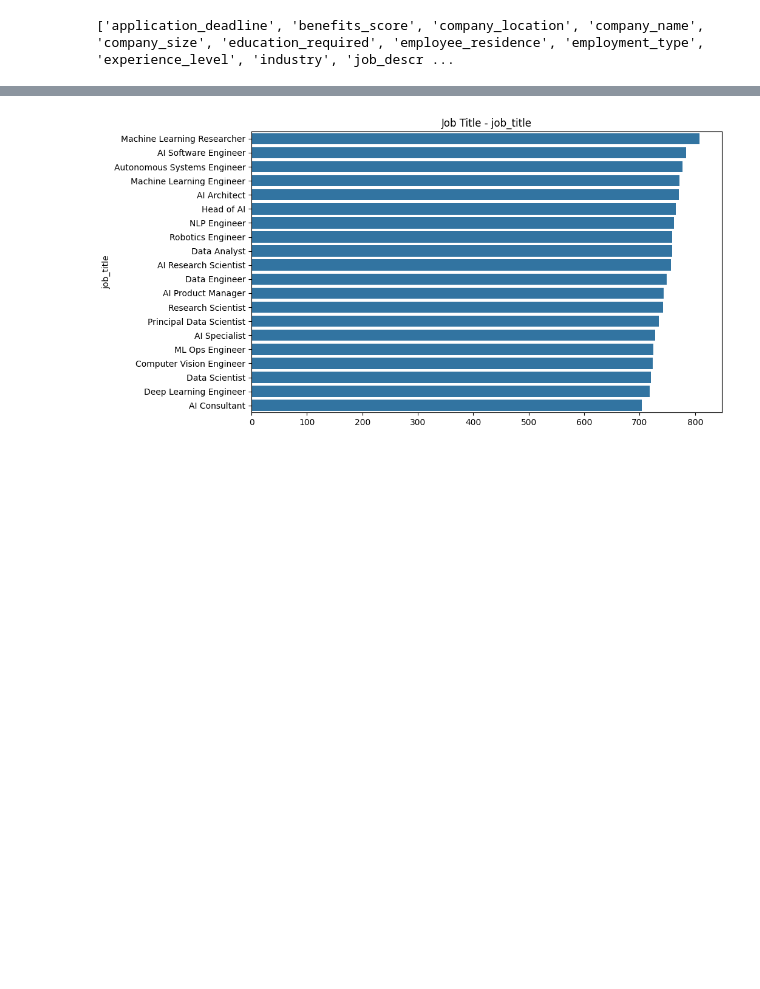
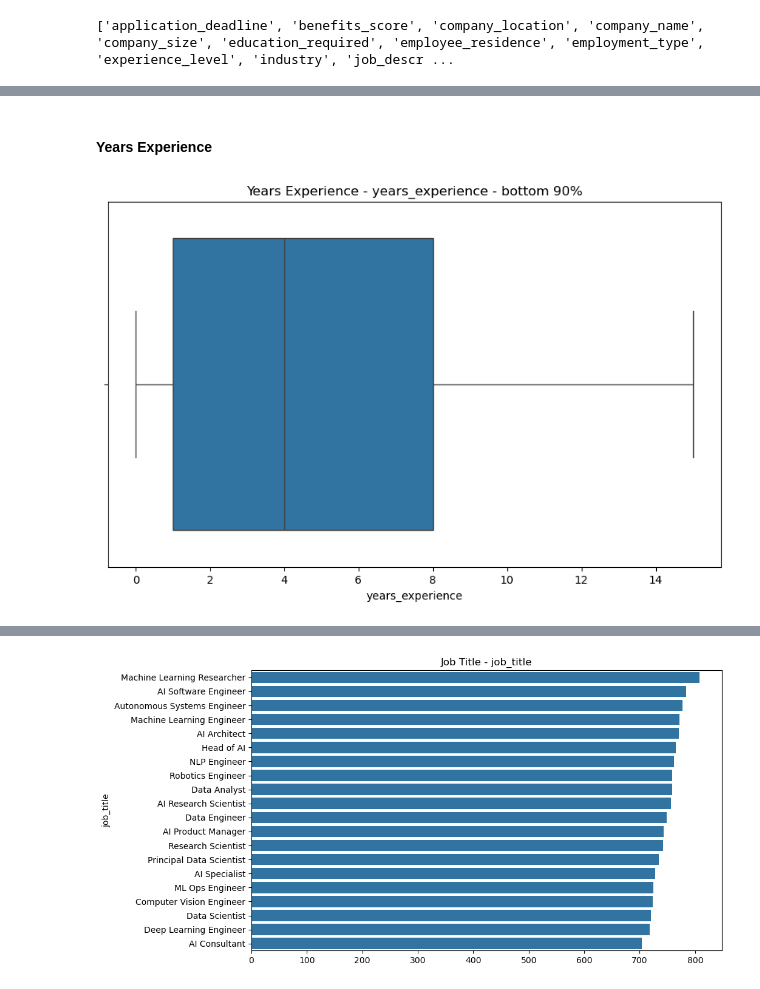
Before and after one commit to AAI-510-group-2/final-project, a Jupyter notebook: finalProject_AAI510.ipynb, the cells around one changed output, grey strips where cells are left out. Cells and saved outputs as stored; diff of their text form; code cells hidden in the pictures; blank space fills up the shorter version.

```diff
--- a/finalProject_AAI510.ipynb
+++ b/finalProject_AAI510.ipynb
@@ -56,0 +51,6 @@ plt.show()
+# %% [markdown]
+#### Years Experience
+# %%
+draw_box_plot('years_experience', 'Years Experience - years_experience - bottom 90%')
+# %% [output]
+[figure, added]
```
Also changed, not shown: parts of 29 cells of this notebook, 2 other files.
